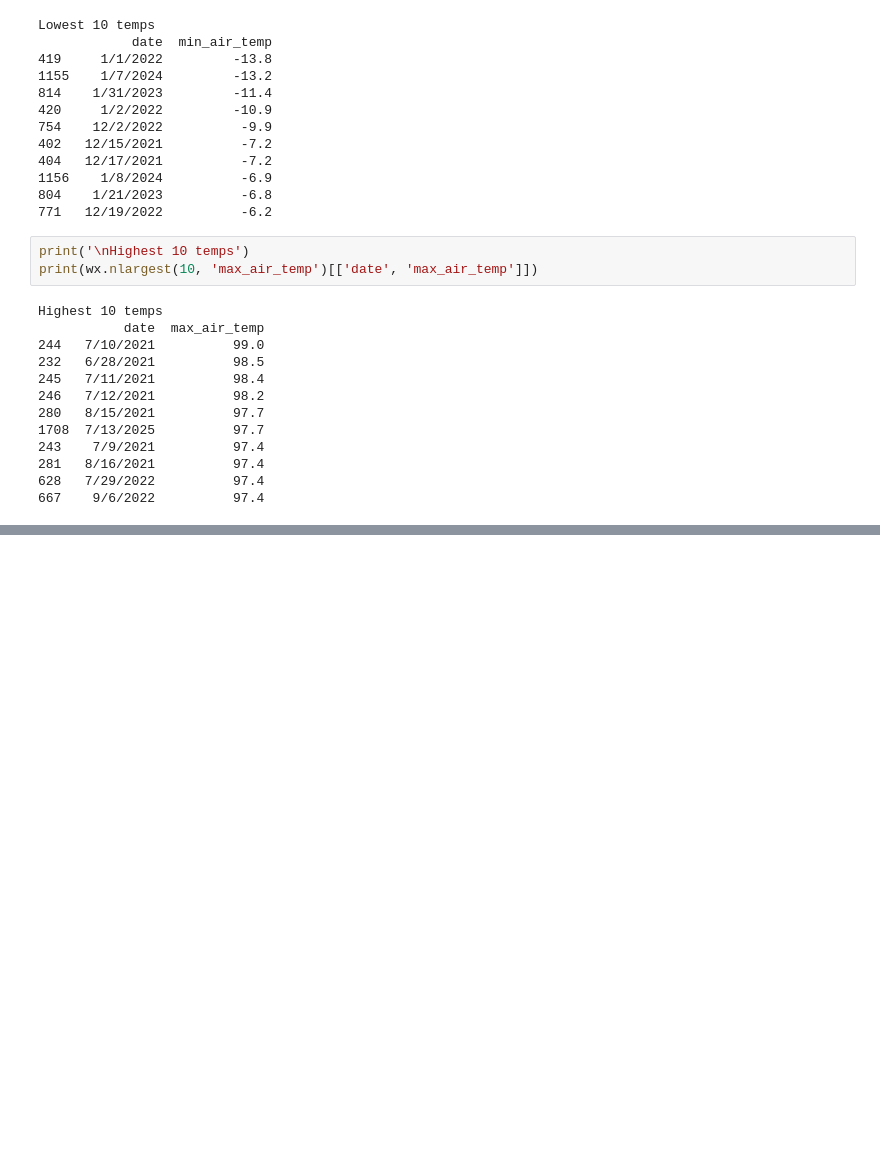
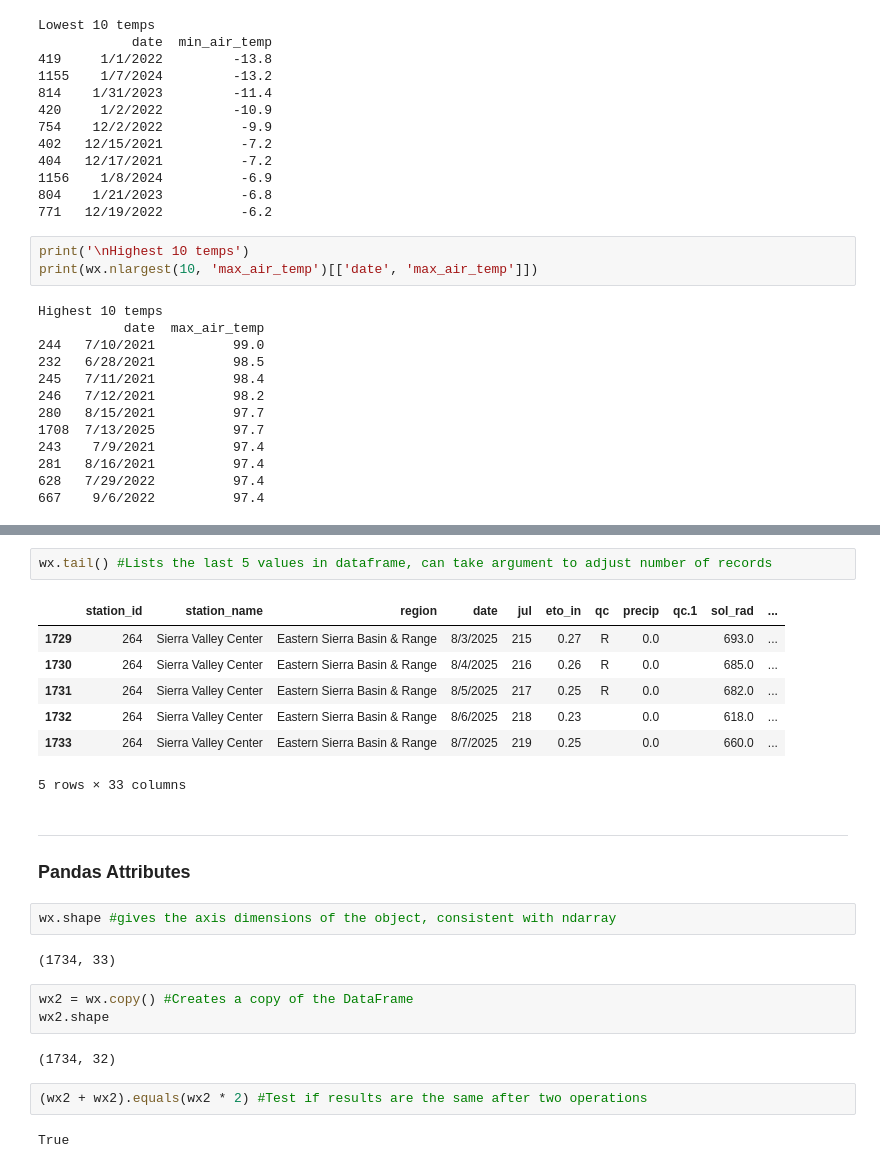
Before and after one commit to Hillbilly-1978/data_analysis, a Jupyter notebook: cimis_big.ipynb, the cells around one changed output, grey strips where cells are left out. Drawn from its saved outputs; the diff is of its cells as text; blank space fills up the shorter version.

```diff
--- a/cimis_big.ipynb
+++ b/cimis_big.ipynb
@@ -83,0 +113,26 @@ Highest 10 temps
+# %%
+wx.tail() #Lists the last 5 values in dataframe, can take argument to adjust number of records
+# %% [output]
+|  | station_id | station_name | region | date | jul | eto_in | qc | precip | qc.1 | sol_rad | ... |
+| 1729 | 264 | Sierra Valley Center | Eastern Sierra Basin & Range | 8/3/2025 | 215 | 0.27 | R | 0.0 |  | 693.0 | ... |
+| 1730 | 264 | Sierra Valley Center | Eastern Sierra Basin & Range | 8/4/2025 | 216 | 0.26 | R | 0.0 |  | 685.0 | ... |
+| 1731 | 264 | Sierra Valley Center | Eastern Sierra Basin & Range | 8/5/2025 | 217 | 0.25 | R | 0.0 |  | 682.0 | ... |
+| 1732 | 264 | Sierra Valley Center | Eastern Sierra Basin & Range | 8/6/2025 | 218 | 0.23 |  | 0.0 |  | 618.0 | ... |
+| 1733 | 264 | Sierra Valley Center | Eastern Sierra Basin & Range | 8/7/2025 | 219 | 0.25 |  | 0.0 |  | 660.0 | ... |
+5 rows × 33 columns
+# %% [markdown]
+---
+### Pandas Attributes
+# %%
+wx.shape #gives the axis dimensions of the object, consistent with ndarray
+# %% [output]
+(1734, 33)
+# %%
+wx2 = wx.copy() #Creates a copy of the DataFrame
+wx2.shape
+# %% [output]
+(1734, 32)
+# %%
+(wx2 + wx2).equals(wx2 * 2) #Test if results are the same after two operations
+# %% [output]
+True
```
Also changed, not shown: parts of 21 cells of this notebook, 4 other files.
